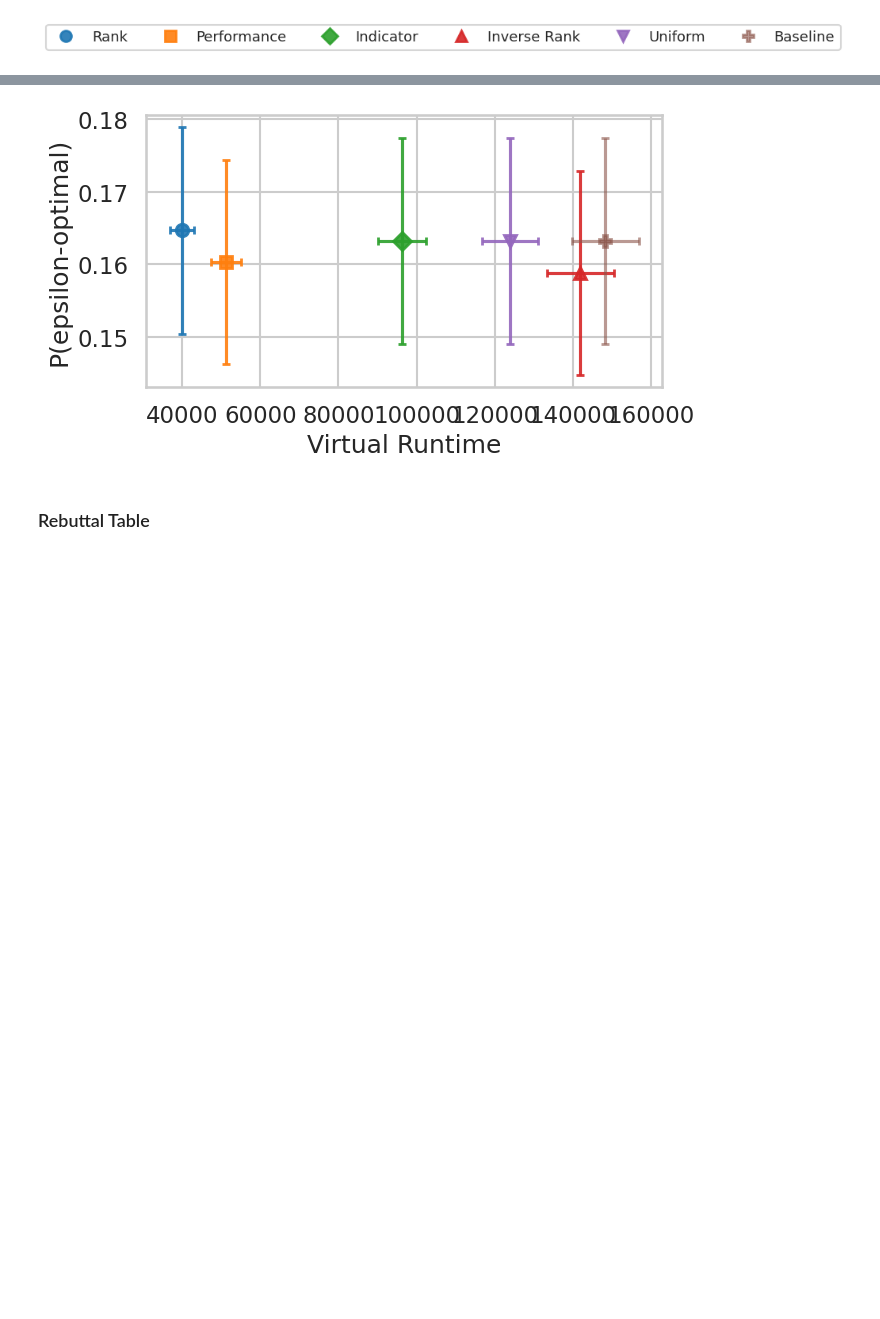
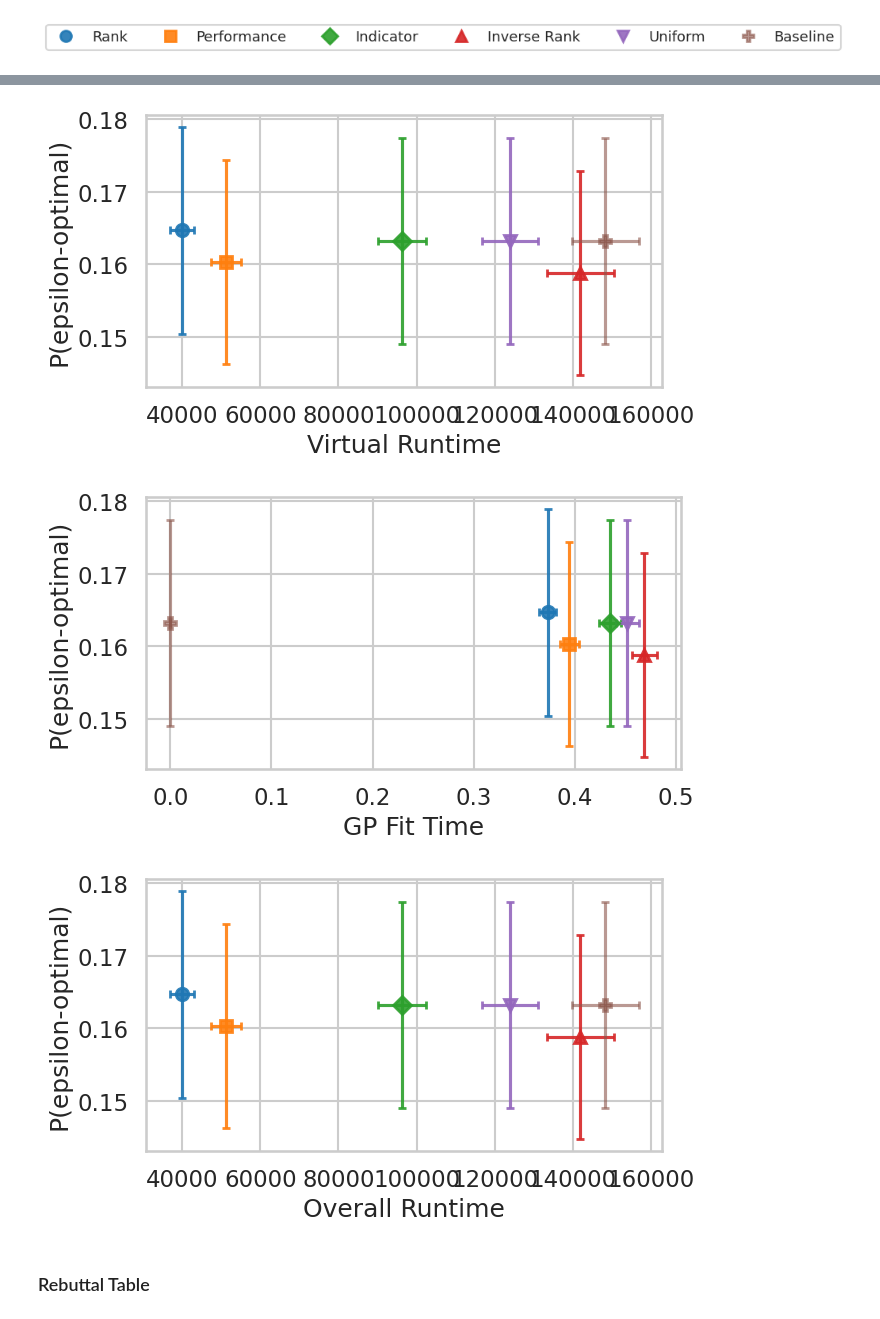
Before and after one commit to LUH-AI/PriorBAI, a Jupyter notebook: neurips_plots_virtual_runtime.ipynb, the cells around one changed output, grey strips where cells are left out. Drawn from its saved outputs; the diff is of its cells as text; code cells hidden in the pictures; blank space fills up the shorter version.

```diff
--- a/neurips_plots_virtual_runtime.ipynb
+++ b/neurips_plots_virtual_runtime.ipynb
@@ -325,12 +351,15 @@ if sh_lcbench is not None:
 # %%
 if sh_lcbench is not None:
-    fig = budget_vs_epsilon_optimal_plot_virtual_runtime(sh_lcbench)
-    os.makedirs("plots/successive_halving_virtual_runtime", exist_ok=True)
-    fig.savefig("plots/successive_halving_virtual_runtime/virtual_runtime_vs_epsilon_optimal.pdf", bbox_inches="tight")
-    fig.savefig("plots/successive_halving_virtual_runtime/virtual_runtime_vs_epsilon_optimal.png", bbox_inches="tight", dpi=300)
-    plt.show()
+    for runtime_col in RUNTIME_LABELS:
+        fig = epsilon_optimal_vs_runtime_plot(sh_lcbench, runtime_col)
+        os.makedirs("plots/successive_halving_virtual_runtime", exist_ok=True)
+        fig.savefig(f"plots/successive_halving_virtual_runtime/{runtime_col}_vs_epsilon_optimal.pdf", bbox_inches="tight")
+        fig.savefig(f"plots/successive_halving_virtual_runtime/{runtime_col}_vs_epsilon_optimal.png", bbox_inches="tight", dpi=300)
+        plt.show()
 # %% [output]
 [figure]
+[figure, added]
+[figure, added]
 # %% [markdown]
 ### Rebuttal Table
 # %%
```
Also changed, not shown: parts of 8 cells of this notebook, 10 other files.
